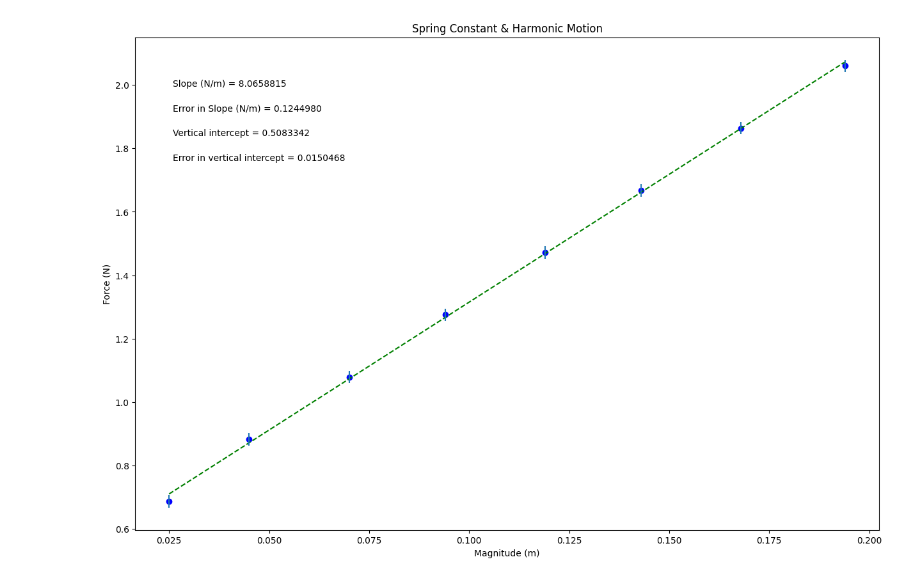
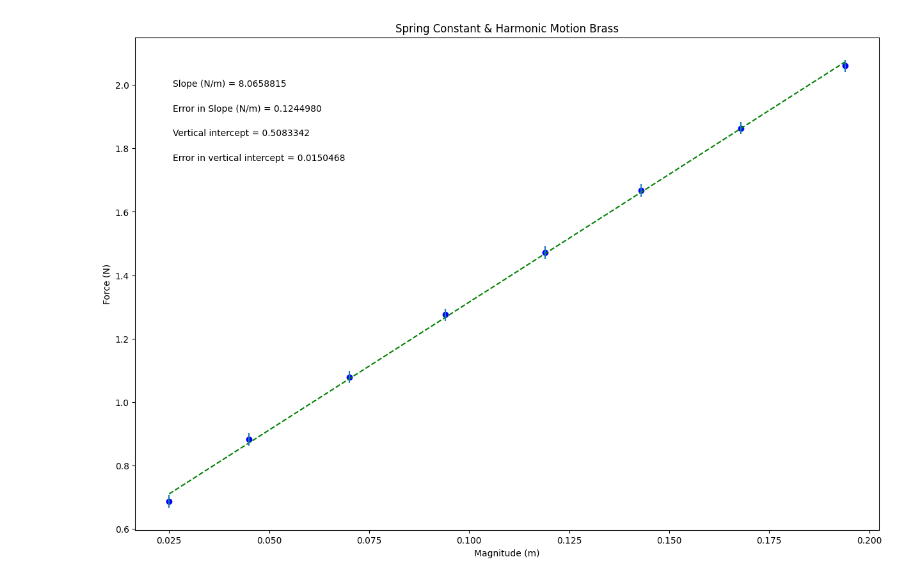
Before and after one commit to babrynn/Brynn-PHSX-221, a Jupyter notebook: PHSXlab_9_Brass.ipynb, the cells around one changed output. Cells and saved outputs as stored; diff of their text form; code cells hidden in the pictures.

```diff
--- a/PHSXlab_9_Brass.ipynb
+++ b/PHSXlab_9_Brass.ipynb
@@ -37,7 +37,7 @@ dy = err_Force        #this should be your error in y array
 
 #UPDATE EACH OF THESE 4 STRINGS FOR YOUR PLOT LABELS AS YOU WANT THEM TO APPEAR
 
-plot_title= 'Spring Constant & Harmonic Motion'
+plot_title= 'Spring Constant & Harmonic Motion Brass'
 x_label= 'Magnitude (m)'
 y_label= 'Force (N)'
 slope_units= 'N/m'
@@ -92,31 +92,31 @@ elif annotation_placement==3 or annotation_placement==4:
 #Don't need to change anything in this section!
 
 #Plot data on graph. Plot error bars and place values for slope,
 #error in slope, and vertical intercept (plus error) on the plot using "annotate"
 
 plt.figure(figsize=(15,10))
 
 plt.plot(x, fit, color='green', linestyle='--')
 plt.scatter(x, y, color='blue', marker='o')
 
 plt.xlabel(x_label)
 plt.ylabel(y_label)
 plt.title(plot_title)
 
 plt.errorbar(x, y, yerr=dy, xerr=None, fmt="none") #don't need to plot x error bars
 
 plt.annotate('Slope ({}) = {value:.{digits}f}'.format(slope_units,value=m, digits=7),
              (xpos, ypos[0]), xycoords='axes fraction')
 
 plt.annotate('Error in Slope ({}) = {value:.{digits}f}'.format(slope_units,value=dm, digits=7),
              (xpos, ypos[1]), xycoords='axes fraction')
 
 plt.annotate('Vertical intercept = {value:.{digits}f}'.format(value=b, digits=7),
              (xpos, ypos[2]), xycoords='axes fraction')
 
 plt.annotate('Error in vertical intercept = {value:.{digits}f}'.format(value=db, digits=7),
              (xpos, ypos[3]), xycoords='axes fraction')
 
 plt.show()
 # %% [output]
-[figure, old version]
+[figure, new version]
```
